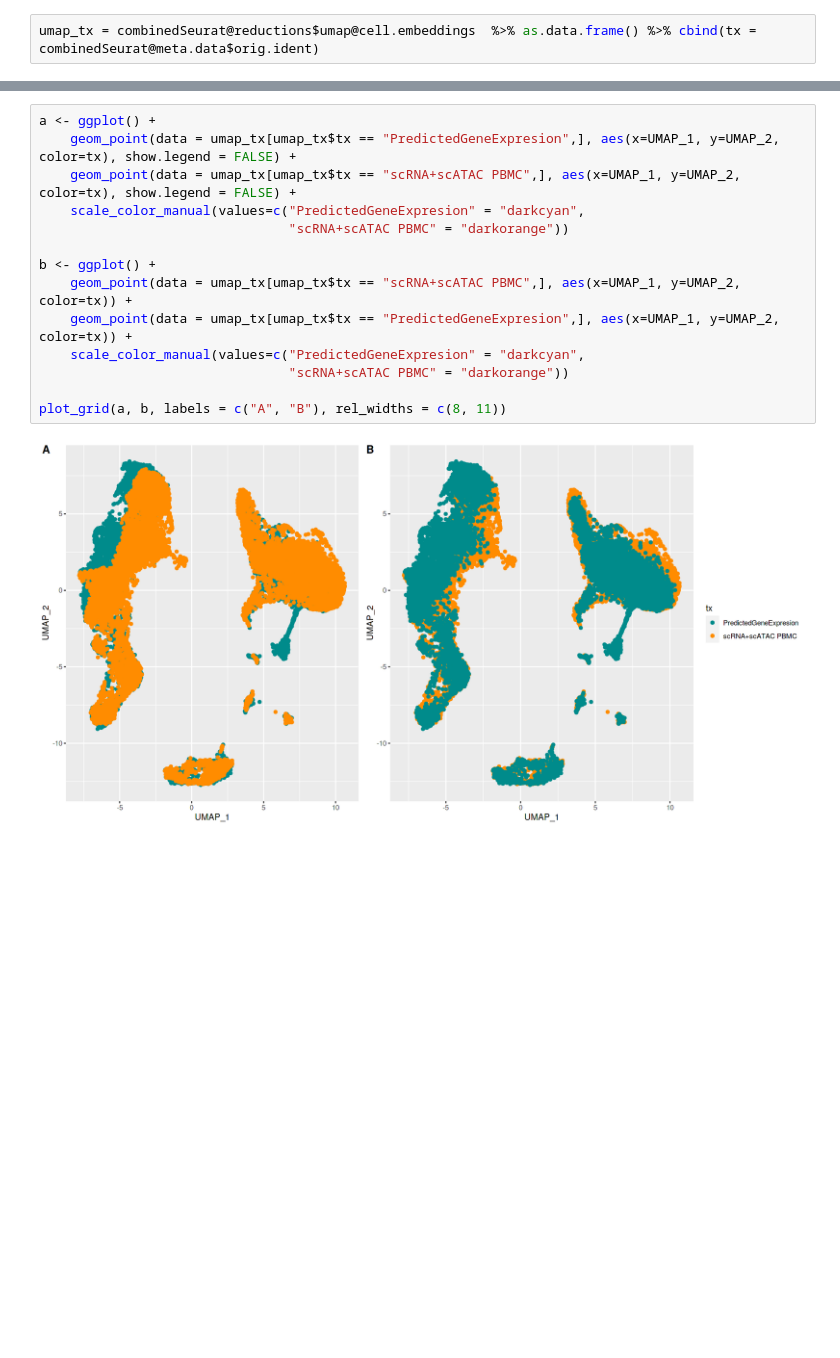
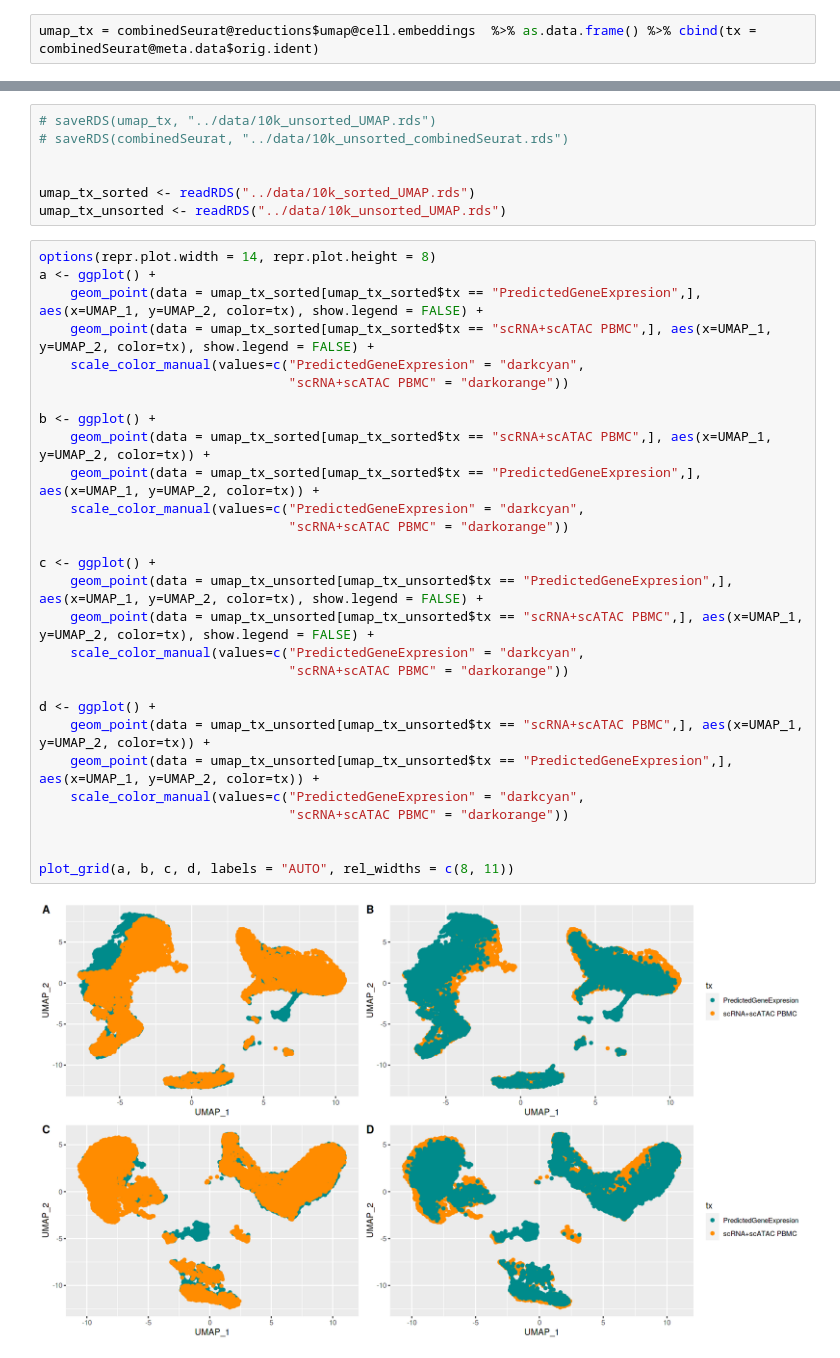
Before and after one commit to jonasjonker/Integrated-Bioinformatics-Project, a Jupyter notebook: notebooks/integration.ipynb, the cells around one changed output, grey strips where cells are left out. Saved outputs shown, nothing was run; the diff lists cells and outputs as text; blank space fills up the shorter version.

```diff
--- a/notebooks/integration.ipynb
+++ b/notebooks/integration.ipynb
@@ -182,16 +180,37 @@ A data.frame: 23493 × 3
+# %%
+# saveRDS(umap_tx, "../data/10k_unsorted_UMAP.rds")
+# saveRDS(combinedSeurat, "../data/10k_unsorted_combinedSeurat.rds")
+
+
+umap_tx_sorted <- readRDS("../data/10k_sorted_UMAP.rds")
+umap_tx_unsorted <- readRDS("../data/10k_unsorted_UMAP.rds")
 # %%
+options(repr.plot.width = 14, repr.plot.height = 8)
 a <- ggplot() +
-    geom_point(data = umap_tx[umap_tx$tx == "PredictedGeneExpresion",], aes(x=UMAP_1, y=UMAP_2, color=tx), show.legend = FALSE) +
-    geom_point(data = umap_tx[umap_tx$tx == "scRNA+scATAC PBMC",], aes(x=UMAP_1, y=UMAP_2, color=tx), show.legend = FALSE) +
+    geom_point(data = umap_tx_sorted[umap_tx_sorted$tx == "PredictedGeneExpresion",], aes(x=UMAP_1, y=UMAP_2, color=tx), show.legend = FALSE) +
+    geom_point(data = umap_tx_sorted[umap_tx_sorted$tx == "scRNA+scATAC PBMC",], aes(x=UMAP_1, y=UMAP_2, color=tx), show.legend = FALSE) +
     scale_color_manual(values=c("PredictedGeneExpresion" = "darkcyan",
                                 "scRNA+scATAC PBMC" = "darkorange"))
 
 b <- ggplot() +
-    geom_point(data = umap_tx[umap_tx$tx == "scRNA+scATAC PBMC",], aes(x=UMAP_1, y=UMAP_2, color=tx)) +
-    geom_point(data = umap_tx[umap_tx$tx == "PredictedGeneExpresion",], aes(x=UMAP_1, y=UMAP_2, color=tx)) +
+    geom_point(data = umap_tx_sorted[umap_tx_sorted$tx == "scRNA+scATAC PBMC",], aes(x=UMAP_1, y=UMAP_2, color=tx)) +
+    geom_point(data = umap_tx_sorted[umap_tx_sorted$tx == "PredictedGeneExpresion",], aes(x=UMAP_1, y=UMAP_2, color=tx)) +
     scale_color_manual(values=c("PredictedGeneExpresion" = "darkcyan",
                                 "scRNA+scATAC PBMC" = "darkorange"))
 
-plot_grid(a, b, labels = c("A", "B"), rel_widths = c(8, 11))
+c <- ggplot() +
+    geom_point(data = umap_tx_unsorted[umap_tx_unsorted$tx == "PredictedGeneExpresion",], aes(x=UMAP_1, y=UMAP_2, color=tx), show.legend = FALSE) +
+    geom_point(data = umap_tx_unsorted[umap_tx_unsorted$tx == "scRNA+scATAC PBMC",], aes(x=UMAP_1, y=UMAP_2, color=tx), show.legend = FALSE) +
+    scale_color_manual(values=c("PredictedGeneExpresion" = "darkcyan",
+                                "scRNA+scATAC PBMC" = "darkorange"))
+
+d <- ggplot() +
+    geom_point(data = umap_tx_unsorted[umap_tx_unsorted$tx == "scRNA+scATAC PBMC",], aes(x=UMAP_1, y=UMAP_2, color=tx)) +
+    geom_point(data = umap_tx_unsorted[umap_tx_unsorted$tx == "PredictedGeneExpresion",], aes(x=UMAP_1, y=UMAP_2, color=tx)) +
+    scale_color_manual(values=c("PredictedGeneExpresion" = "darkcyan",
+                                "scRNA+scATAC PBMC" = "darkorange"))
+
+
+plot_grid(a, b, c, d, labels = "AUTO", rel_widths = c(8, 11))
 # %% [output]
-[figure, old version]
+[figure, new version]
```
Also changed, not shown: parts of 16 cells of this notebook.
